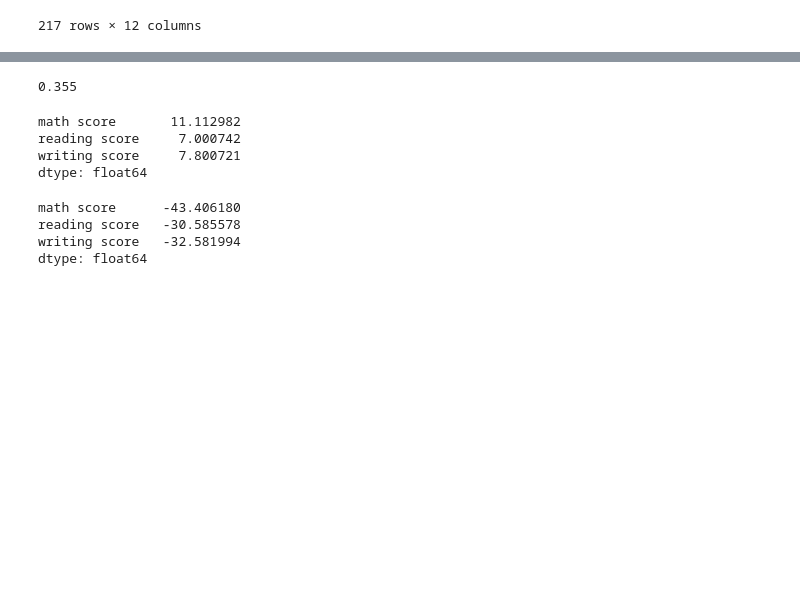
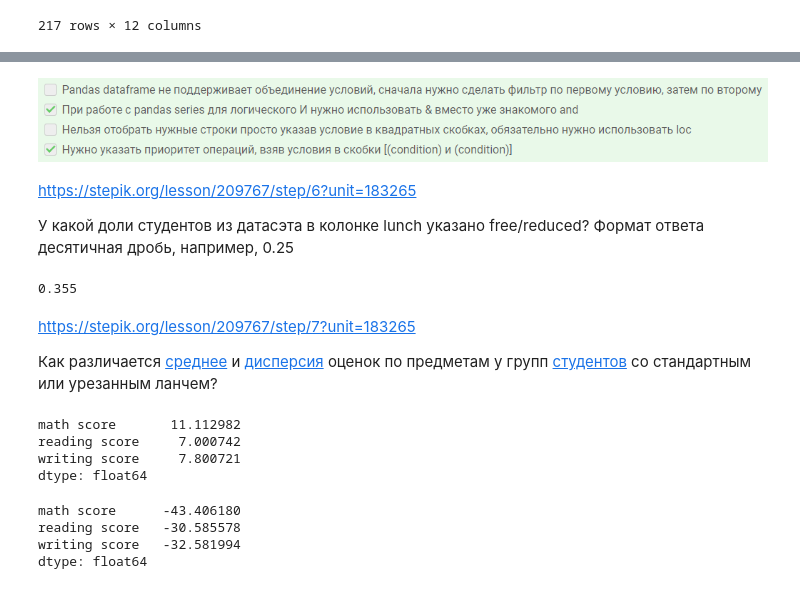
Before and after one commit to vavilovnv/Data-analysis, a Jupyter notebook: Intro to DS and ML/1_Intro.ipynb, the cells around one changed output, grey strips where cells are left out. Drawn from its saved outputs; the diff is of its cells as text; code cells hidden in the pictures; blank space fills up the shorter version.

```diff
--- a/Intro to DS and ML/1_Intro.ipynb
+++ b/Intro to DS and ML/1_Intro.ipynb
@@ -62 +105,10 @@ df.loc[df['Age']>35]
+# %%
+Image('.\Screens\Ans_1_5_1.png')
+# %% [output]
+[figure, added]
+# %% [markdown]
+https://stepik.org/lesson/209767/step/6?unit=183265
+
+У какой доли студентов из датасэта в колонке lunch указано free/reduced?
+Формат ответа десятичная дробь, например, 0.25
 # %%
@@ -68,4 +116,8 @@ df = pd.read_csv('https://stepik.org/media/attachments/course/4852/StudentsPerfo
 df.loc[df['lunch'] == 'free/reduced'].shape[0] / df.shape[0]
 # %% [output]
 0.355
+# %% [markdown]
+https://stepik.org/lesson/209767/step/7?unit=183265
+
+Как различается [среднее](https://pandas.pydata.org/pandas-docs/stable/reference/api/pandas.DataFrame.mean.html) и [дисперсия](https://pandas.pydata.org/pandas-docs/stable/reference/api/pandas.DataFrame.var.html) оценок по предметам у групп [студентов](https://stepik.org/media/attachments/course/4852/StudentsPerformance.csv) со стандартным или урезанным ланчем?
 # %%
```
Also changed, not shown: parts of 86 cells of this notebook, 2 other files.
